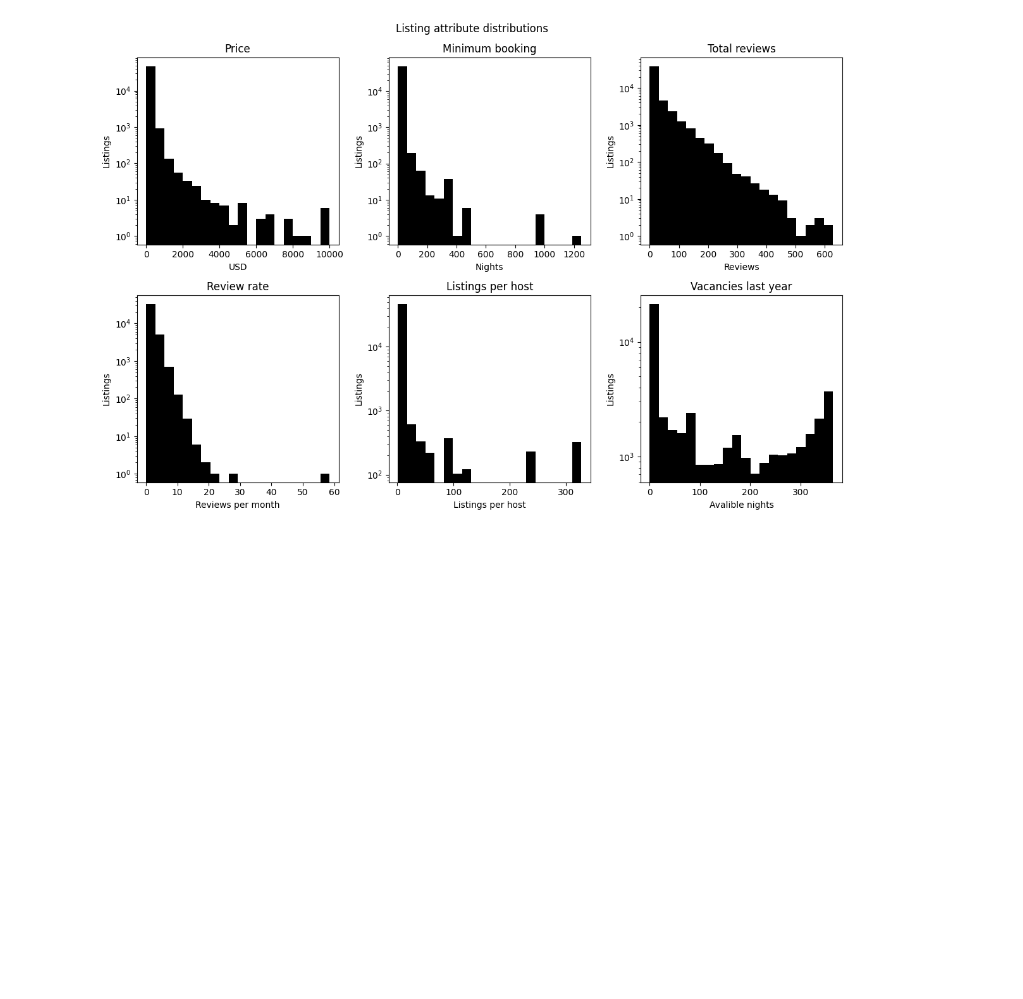
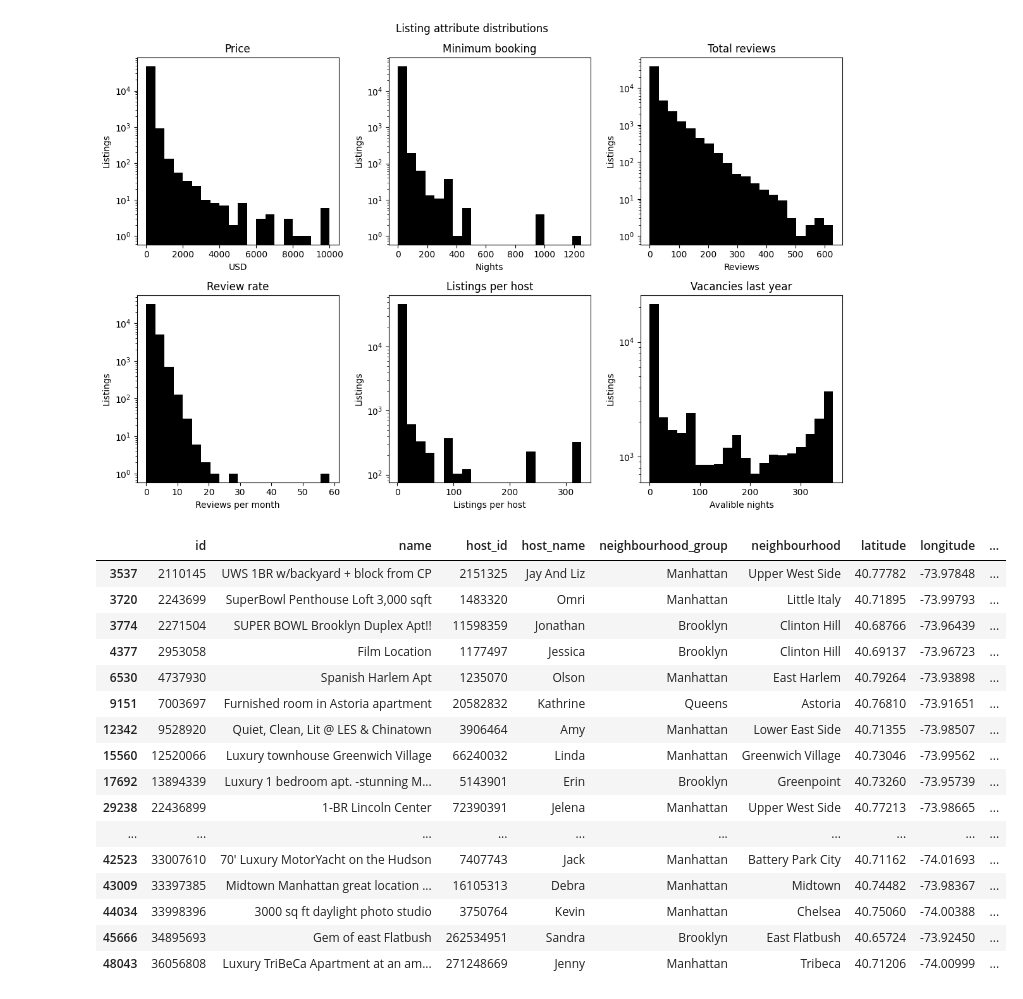
Before and after one commit to gperdrizet/gperdrizet-data-preprocessing-project-tutorial, a Jupyter notebook: gperdrizet_distributions.ipynb, the cells around one changed output. Saved outputs shown, nothing was run; the diff lists cells and outputs as text; code cells hidden in the pictures; blank space fills up the shorter version.

```diff
--- a/gperdrizet_distributions.ipynb
+++ b/gperdrizet_distributions.ipynb
@@ -187,3 +187,23 @@ for i, (plot_title, feature, xlabel) in enumerate(zip(plot_titles, features, xla
 plt.tight_layout()
 # %% [output]
 [figure]
+# %%
+data_df[data_df['price'] > 5000]
+# %% [output]
+|  | id | name | host_id | host_name | neighbourhood_group | neighbourhood | latitude | longitude | ... |
+| 3537 | 2110145 | UWS 1BR w/backyard + block from CP | 2151325 | Jay And Liz | Manhattan | Upper West Side | 40.77782 | -73.97848 | ... |
+| 3720 | 2243699 | SuperBowl Penthouse Loft 3,000 sqft | 1483320 | Omri | Manhattan | Little Italy | 40.71895 | -73.99793 | ... |
+| 3774 | 2271504 | SUPER BOWL Brooklyn Duplex Apt!! | 11598359 | Jonathan | Brooklyn | Clinton Hill | 40.68766 | -73.96439 | ... |
+| 4377 | 2953058 | Film Location | 1177497 | Jessica | Brooklyn | Clinton Hill | 40.69137 | -73.96723 | ... |
+| 6530 | 4737930 | Spanish Harlem Apt | 1235070 | Olson | Manhattan | East Harlem | 40.79264 | -73.93898 | ... |
+| 9151 | 7003697 | Furnished room in Astoria apartment | 20582832 | Kathrine | Queens | Astoria | 40.76810 | -73.91651 | ... |
+| 12342 | 9528920 | Quiet, Clean, Lit @ LES & Chinatown | 3906464 | Amy | Manhattan | Lower East Side | 40.71355 | -73.98507 | ... |
+| 15560 | 12520066 | Luxury townhouse Greenwich Village | 66240032 | Linda | Manhattan | Greenwich Village | 40.73046 | -73.99562 | ... |
+| 17692 | 13894339 | Luxury 1 bedroom apt. -stunning M... | 5143901 | Erin | Brooklyn | Greenpoint | 40.73260 | -73.95739 | ... |
+| 29238 | 22436899 | 1-BR Lincoln Center | 72390391 | Jelena | Manhattan | Upper West Side | 40.77213 | -73.98665 | ... |
+| ... | ... | ... | ... | ... | ... | ... | ... | ... | ... |
+| 42523 | 33007610 | 70' Luxury MotorYacht on the Hudson | 7407743 | Jack | Manhattan | Battery Park City | 40.71162 | -74.01693 | ... |
+| 43009 | 33397385 | Midtown Manhattan great location ... | 16105313 | Debra | Manhattan | Midtown | 40.74482 | -73.98367 | ... |
+| 44034 | 33998396 | 3000 sq ft daylight photo studio | 3750764 | Kevin | Manhattan | Chelsea | 40.75060 | -74.00388 | ... |
+| 45666 | 34895693 | Gem of east Flatbush | 262534951 | Sandra | Brooklyn | East Flatbush | 40.65724 | -73.92450 | ... |
+| 48043 | 36056808 | Luxury TriBeCa Apartment at an am... | 271248669 | Jenny | Manhattan | Tribeca | 40.71206 | -74.00999 | ... |
```
Also changed, not shown: parts of 1 cell of this notebook, 1 other file.
